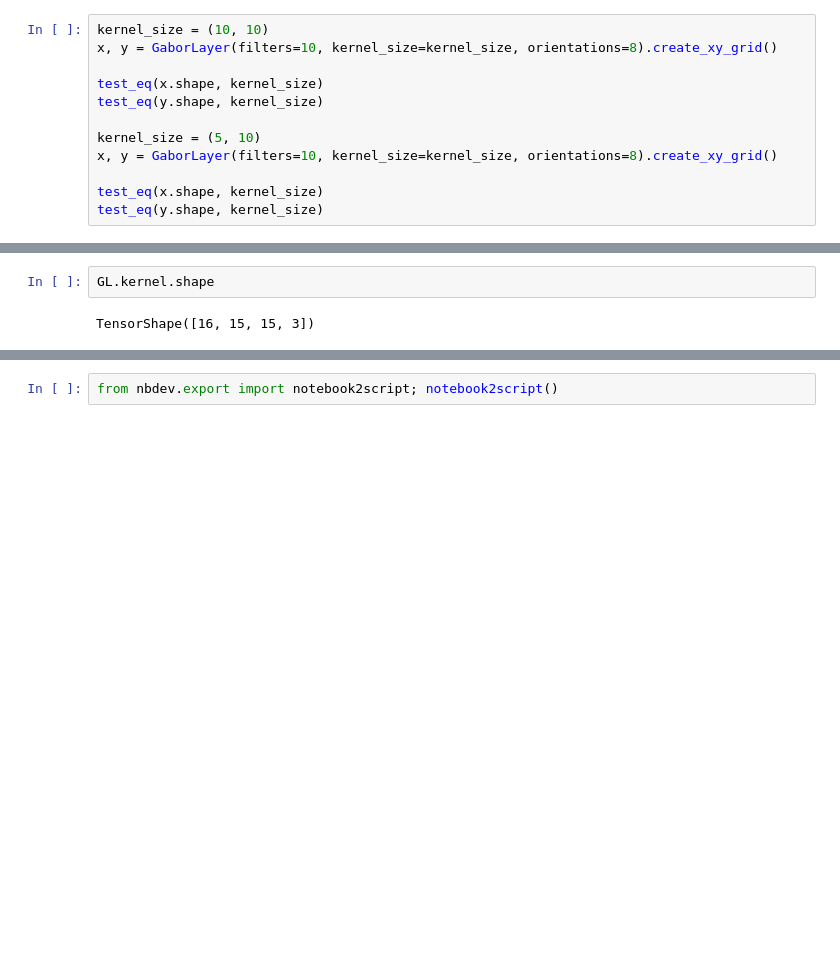
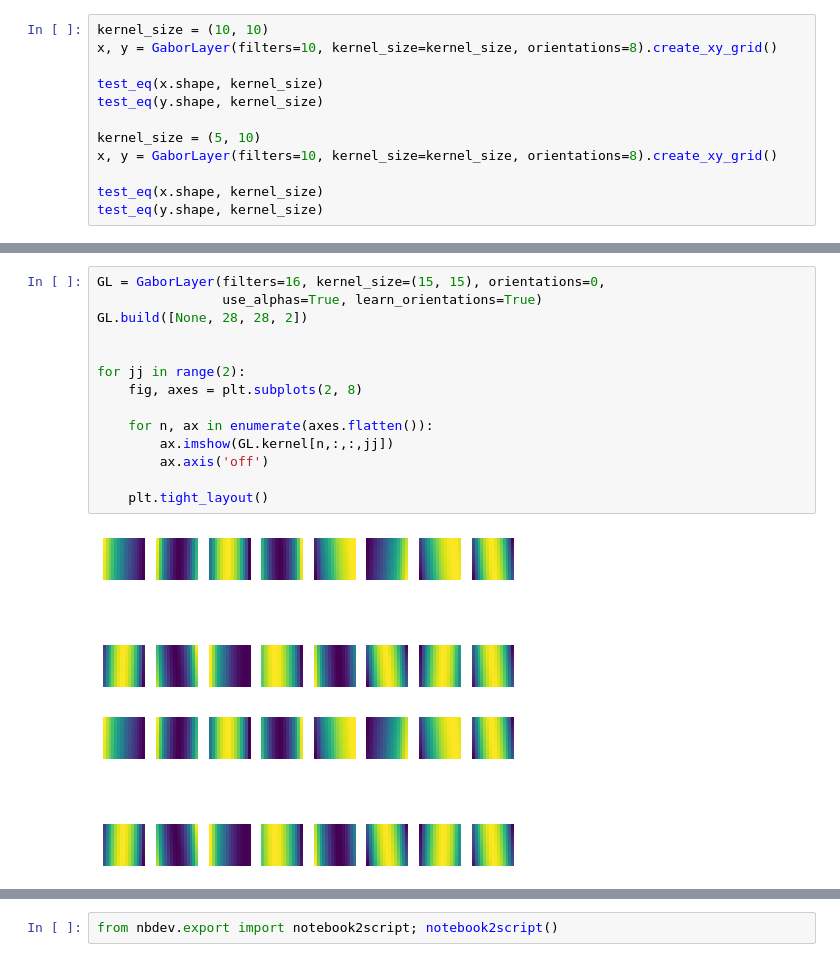
Before and after one commit to SRSteinkamp/PWC_Perez2020_Gabor, a Jupyter notebook: 00_core.ipynb, the cells around one changed output, grey strips where cells are left out. Drawn from its saved outputs; the diff is of its cells as text; blank space fills up the shorter version.

```diff
--- a/00_core.ipynb
+++ b/00_core.ipynb
@@ -172,4 +199,17 @@ for n, ax in enumerate(axes.flatten()):
-# %%
-GL.kernel.shape
-# %% [output]
-TensorShape([16, 15, 15, 3])
+# %%
+GL = GaborLayer(filters=16, kernel_size=(15, 15), orientations=0,
+                use_alphas=True, learn_orientations=True)
+GL.build([None, 28, 28, 2])
+
+
+for jj in range(2):
+    fig, axes = plt.subplots(2, 8)
+
+    for n, ax in enumerate(axes.flatten()):
+        ax.imshow(GL.kernel[n,:,:,jj])
+        ax.axis('off')
+
+    plt.tight_layout()
+# %% [output]
+[figure, added]
+[figure, added]
```
Also changed, not shown: parts of 9 cells of this notebook, 7 other files.
